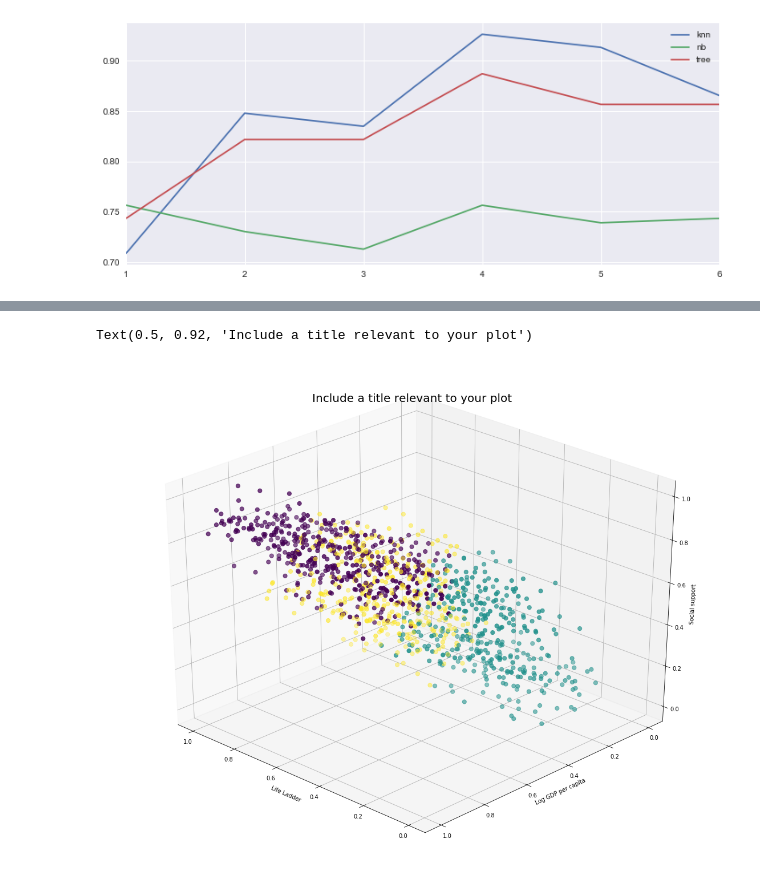
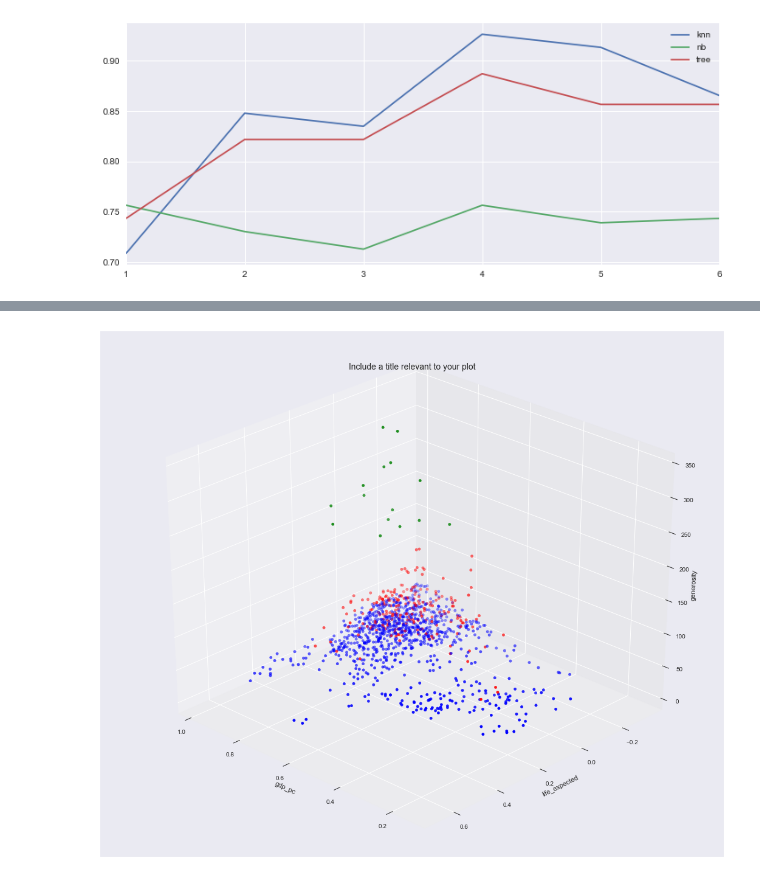
Before and after one commit to Mooophy/158222, a Jupyter notebook: as3/As3.ipynb, the cells around one changed output, grey strips where cells are left out. Saved outputs shown, nothing was run; the diff lists cells and outputs as text; code cells hidden in the pictures.

```diff
--- a/as3/As3.ipynb
+++ b/as3/As3.ipynb
@@ -199,5 +204,6 @@ plt.show()
 # %%
 happiness = pd.read_csv('happiness.csv')
 happiness = happiness.loc[:, happiness.columns != 'country']
-happiness
+happiness = happiness.drop(['year', 'sd_m_country_year', 'sd_country_year', 'pop', 'support', 'choice', 'democoratic', 'delivery'], axis=1) # explain why such features have been dropped
+happiness.head()
 # %% [output]
@@ -227,5 +218,5 @@ from sklearn import metrics
 # %%
 minmax_scale = preprocessing.MinMaxScaler().fit(happiness)
-happiness[[c for c in happiness.columns]] = minmax_scale.transform(happiness)
-happiness
+happiness[happiness.columns] = minmax_scale.transform(happiness)
+happiness.head()
 # %% [output]
@@ -333,10 +316,18 @@ Text(0.5, 1.0, 'This is a title')
 # %%
-ax = Axes3D(plt.figure(figsize=(16, 12)), rect=[.01, 0, 0.95, 1], elev=30, azim=134)
-ax.scatter(happiness.loc[:,'year'], happiness.loc[:,'Life Ladder'], happiness.loc[:,'Log GDP per capita'], c=predictions, s=50)
+colors = {0:'r',1:'g', 2:'b'}
+
+features = ['corruption', 'generosity', 'tax']
+km = KMeans(n_clusters=3, init='random')
+km.fit(happiness[features].values)
+prediction = km.predict(happiness[features].values)
+
+ax = Axes3D(plt.figure(figsize=(15, 12)), rect=[.01, 0, 0.95, 1], elev=30, azim=134)
+ax.scatter(happiness['corruption'], happiness['generosity'], happiness['tax'], c=[colors[p] for p in prediction], s=20)
 ax.set_xlabel(happiness.columns[1])
 ax.set_ylabel(happiness.columns[2])
 ax.set_zlabel(happiness.columns[3])
-ax.set_title('Include a title relevant to your plot', fontsize = 20)
+ax.set_title('Include a title relevant to your plot', fontsize = 14)
+
+plt.show()
 # %% [output]
-Text(0.5, 0.92, 'Include a title relevant to your plot')
-[figure, old version]
+[figure, new version]
```
Also changed, not shown: parts of 14 cells of this notebook, 4 other files.
